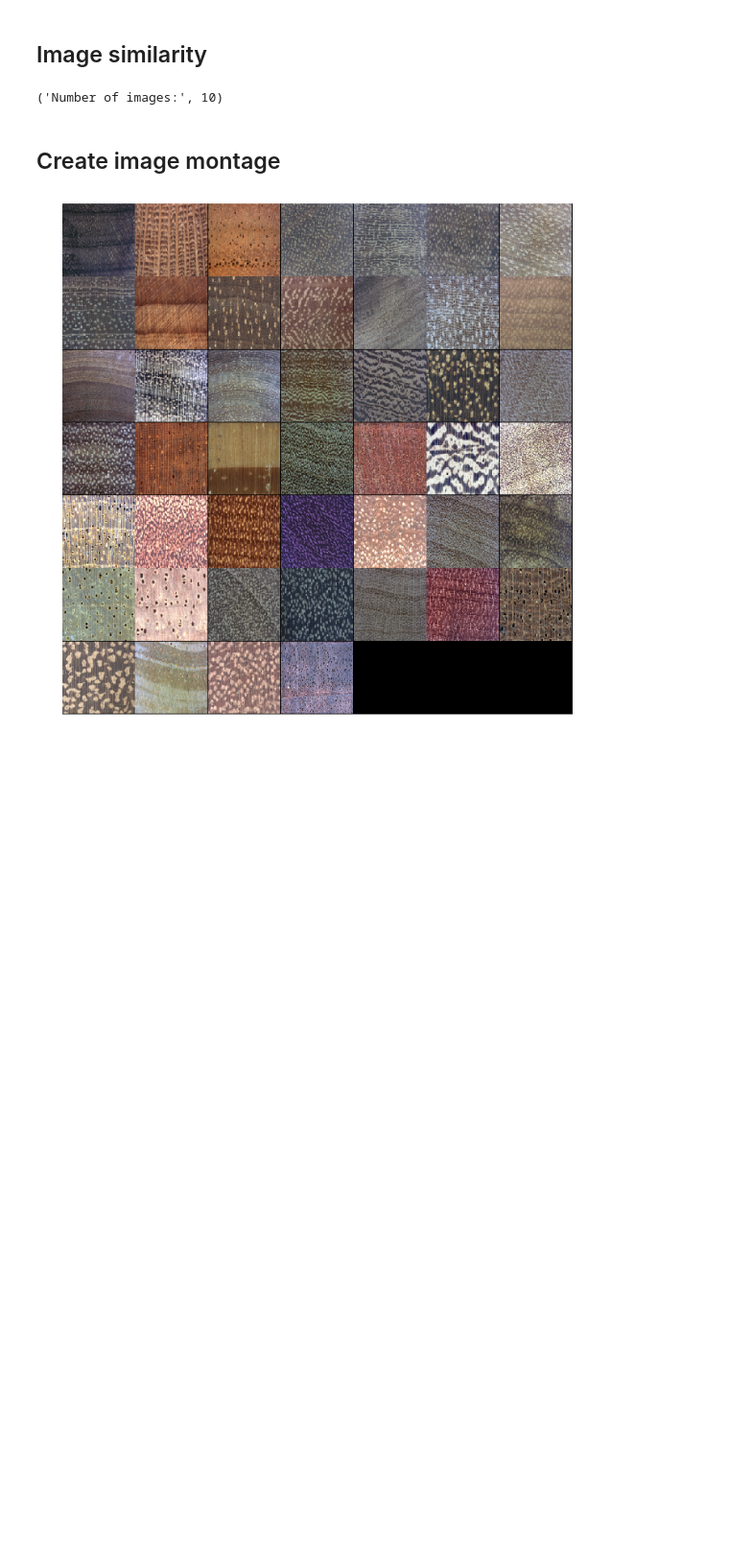
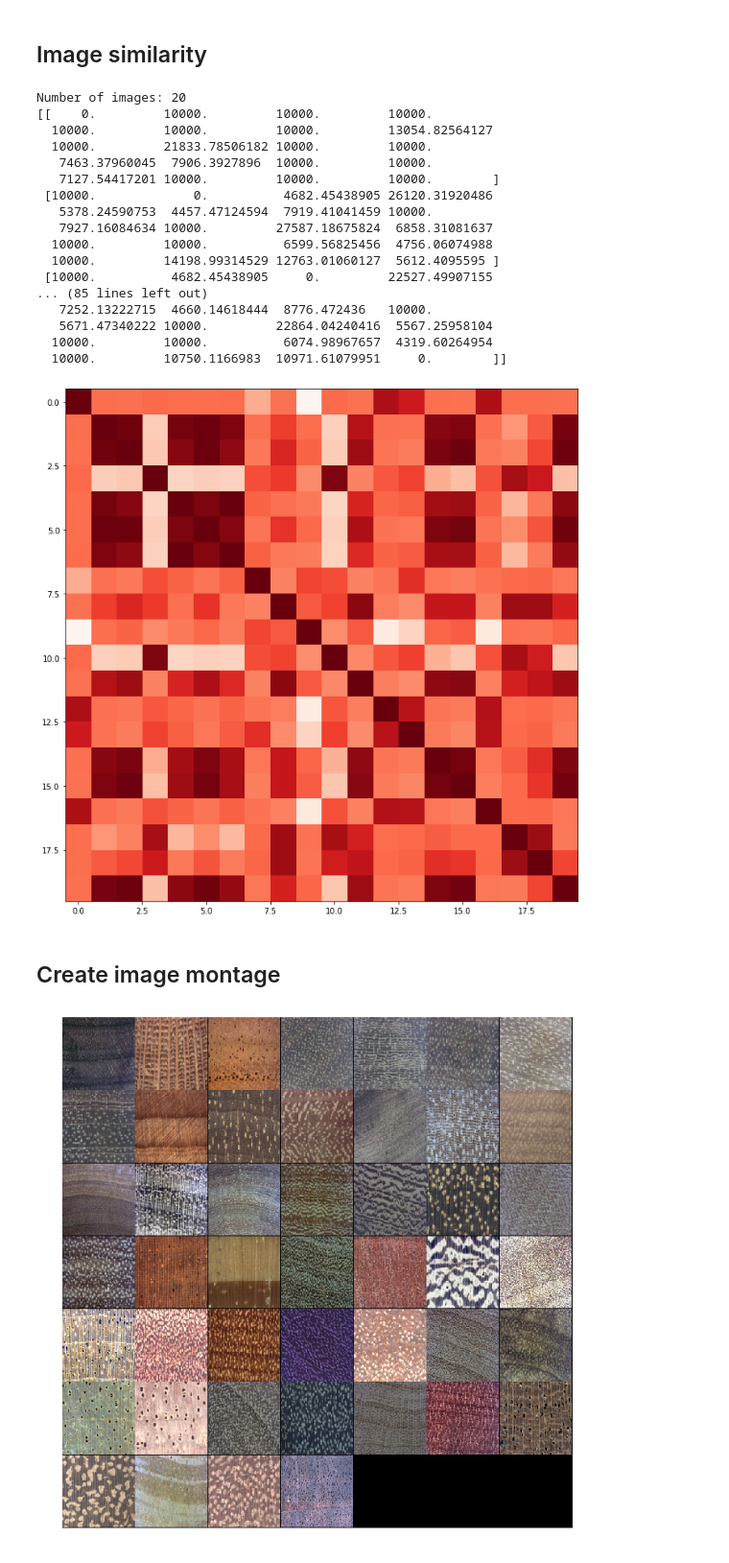
Before and after one commit to keithcallenberg/brazilianflora, a Jupyter notebook: image_review.ipynb, the cells around one changed output. Shown at 96% size. Cells and saved outputs as stored; diff of their text form; code cells hidden in the pictures; blank space fills up the shorter version.

Commit message:
updated for loading images from google drive

```diff
--- a/image_review.ipynb
+++ b/image_review.ipynb
@@ -13,33 +22,54 @@ def mse(imageA, imageB):
     err /= float(imageA.shape[0] * imageA.shape[1])
     return err
 # %%
-# use glob
-images = glob.glob('cc78ftcdf9-1/*/*01.jpg')[:10]
+# load from local directory
+#images = glob.glob('cc78ftcdf9-1/*/*01.jpg')[:10]
+
+# load from google drive mount
+images = glob.glob('/content/drive/My Drive/cc78ftcdf9-1/*01.jpg')[:20]
+
 n_images = len(images)
 print("Number of images:", n_images)
 
 errs = np.zeros((n_images, n_images))
 
 for a, img_afile in enumerate(images):
     imga = plt.imread(img_afile)
     for b, imgb_file in enumerate(images):
         imgb = plt.imread(imgb_file)
         try:
             err = mse(imga, imgb)
         except ValueError:
             err = 10000
         errs[a][b] = err
 
 print(errs)
 errs_corr = np.corrcoef(errs)
 # mask = np.all(np.isnan(errs_corr) | np.equal(errs_corr, 0), axis=0)
 # errs_corr = errs_corr[~mask]
 
 plt.figure(figsize=(12,12))
 plt.imshow(errs_corr, cmap='Reds')
 plt.show()
 # %% [output]
-('Number of images:', 10)
+Number of images: 20
+[[    0.         10000.         10000.         10000.
+  10000.         10000.         10000.         13054.82564127
+  10000.         21833.78506182 10000.         10000.
+   7463.37960045  7906.3927896  10000.         10000.
+   7127.54417201 10000.         10000.         10000.        ]
+ [10000.             0.          4682.45438905 26120.31920486
+   5378.24590753  4457.47124594  7919.41041459 10000.
+   7927.16084634 10000.         27587.18675824  6858.31081637
+  10000.         10000.          6599.56825456  4756.06074988
+  10000.         14198.99314529 12763.01060127  5612.4095595 ]
+ [10000.          4682.45438905     0.         22527.49907155
+... (85 lines left out)
+   7252.13222715  4660.14618444  8776.472436   10000.
+   5671.47340222 10000.         22864.04240416  5567.25958104
+  10000.         10000.          6074.98967657  4319.60264954
+  10000.         10750.1166983  10971.61079951     0.        ]]
+[figure, added]
 # %% [markdown]
 ## Create image montage
 # %%
```
Also changed, not shown: parts of 1 cell of this notebook.
